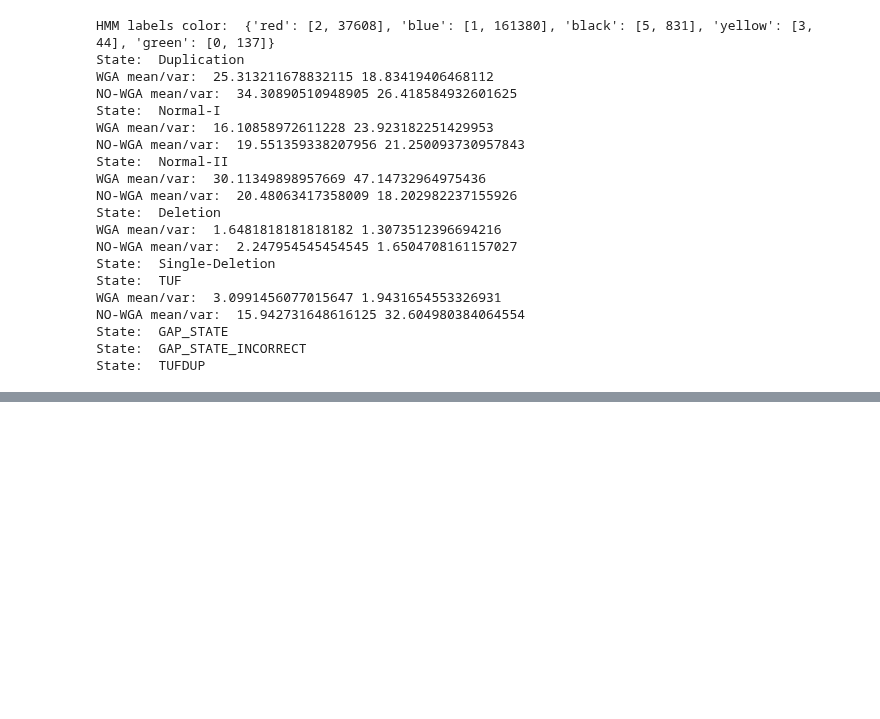
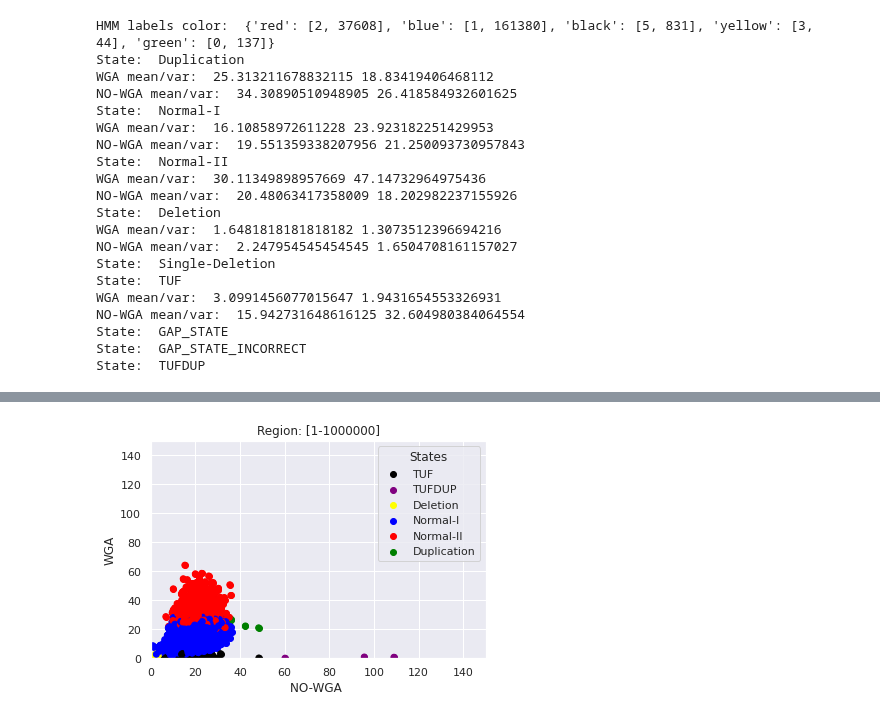
Before and after one commit to pockerman/hidden_markov_modeling, a Jupyter notebook: stories/story_41_chr3.ipynb, the cells around one changed output, grey strips where cells are left out. Drawn from its saved outputs; the diff is of its cells as text; code cells hidden in the pictures; blank space fills up the shorter version.

Commit message:
Update regions

```diff
--- a/stories/story_41_chr3.ipynb
+++ b/stories/story_41_chr3.ipynb
@@ -71,6 +62,9 @@ Orphan state HMM_Model-end removed due to no edges                             l
 [figure]
 # %% [markdown]
 ## <a name="r1"></a>  Region 1
+# %%
+chr='chr3'
+viterbi_paths = 'viterbi_paths_chr3/'
 # %%
 # load the region we want to use for prediction
 region_name = "region_0_REGION_1_CHR_3_MEAN_CUTOFF.txt"
@@ -1084,0 +1081,83 @@ State:  TUFDUP
+# %%
+# load the region we want to use for prediction
+region_name = "region_0_REGION_9_CHR_3_MEAN_CUTOFF.txt"
+region_file = "/home/alex/qi3/hidden_markov_modeling/data/" + region_name
+region = Region.load(filename=region_file)
+region.check_windows_sanity()
+mixed_windows = region.get_mixed_windows()
+
+# load a sequence including the gaps
+sequence = region.get_region_as_rd_mean_sequences_with_windows(size=None,
+                                                               window_type=WindowType.from_string(hmm_config["train_windowtype"]),
+                                                                n_seqs=hmm_config["train_n_sequences_per_source"],
+                                                                exclude_gaps=False)
+
+print("Sequence length: ", len(sequence))
+
+filename = "/home/alex/qi3/hidden_markov_modeling/stories/" + viterbi_paths
+
+filename = filename + "viterbi_path_" + region_name
+viterbi_path, observations, sequence_viterbi_state = create_viterbi_path(sequence=sequence,
+                                                                         hmm_model=hmm_model,
+                                                                         chr=chr,
+                                                                         filename=filename)
+
+# extract the tuf + Deletion + tuf
+tuf_delete_tuf = filter_viterbi_path(path=viterbi_path[1][1:],
+                                    wstate='TUF', limit_state='Deletion',
+                                    min_subsequence=1)
+
+print("Length of TUF+DELETION+TUF state: ", len(tuf_delete_tuf))
+
+segments = get_start_end_segment(tuf_delete_tuf, sequence)
+
+filename = "/home/alex/qi3/hidden_markov_modeling/stories/" + viterbi_paths
+filename = filename + "tuf_delete_tuf_" + region_name
+save_segments(segments=segments, chromosome=chr, filename=filename)
+
+wga_obs = []
+no_wga_obs = []
+no_gaps_obs = []
+
+for obs in observations:
+
+    # do not account for gaps
+    if obs != (-999.0, -999.0):
+        wga_obs.append(obs[0])
+        no_wga_obs.append(obs[1])
+        no_gaps_obs.append((obs[1], obs[0]))
+
+print("Length of WGA Observations: ", len(wga_obs))
+print("Encountered gaps: ", len(observations) - len(wga_obs))
+nbins = 80
+
+states_counter = {"Duplication": 0, "Normal-I": 0, "Normal-II":0,
+                  "Deletion": 0, "Single-Deletion": 0, "TUF": 0,
+                  "GAP_STATE": 0, "GAP_STATE_INCORRECT":0, 'TUFDUP':0}
+
+states_counter, state_data = get_states_counter(states_counter=states_counter,
+                                   observations=observations,
+                                   sequence_viterbi_state=sequence_viterbi_state)
+print(states_counter)
+
+hmm_states_to_labels = {"Duplication": 0, "Normal-I": 1, "Normal-II":2,
+                        "Deletion": 3, "Single-Deletion": 4, "TUF": 5, "TUFDUP":6}
+
+color_comp_assoc_hmm, hmm_states_to_labels, hmm_labels = \
+plot_hmm_states_to_labels(hmm_states_to_labels=hmm_states_to_labels,
+                          observations=observations,
+                          sequence_viterbi_state=sequence_viterbi_state,
+                          no_wga_obs=no_wga_obs, wga_obs=wga_obs,
+                          title="Region: [1-1000000]",
+                          xlim=(0.0, 150.), ylim=(0.0, 150.0))
+print("HMM labels color: ", color_comp_assoc_hmm)
+
+for state in state_data:
+    print("State: ", state)
+
+    if len(state_data[state][0]) == 0:
+        continue
+
+    print("WGA mean/var: ", np.mean(state_data[state][0]), np.var(state_data[state][0]))
+    print("NO-WGA mean/var: ", np.mean(state_data[state][1]), np.var(state_data[state][1]))
+# %% [output]
@@ -1084,0 +1176 @@ State:  TUFDUP
+[figure, added]
```
Also changed, not shown: parts of 10 cells of this notebook, 4 other files.
